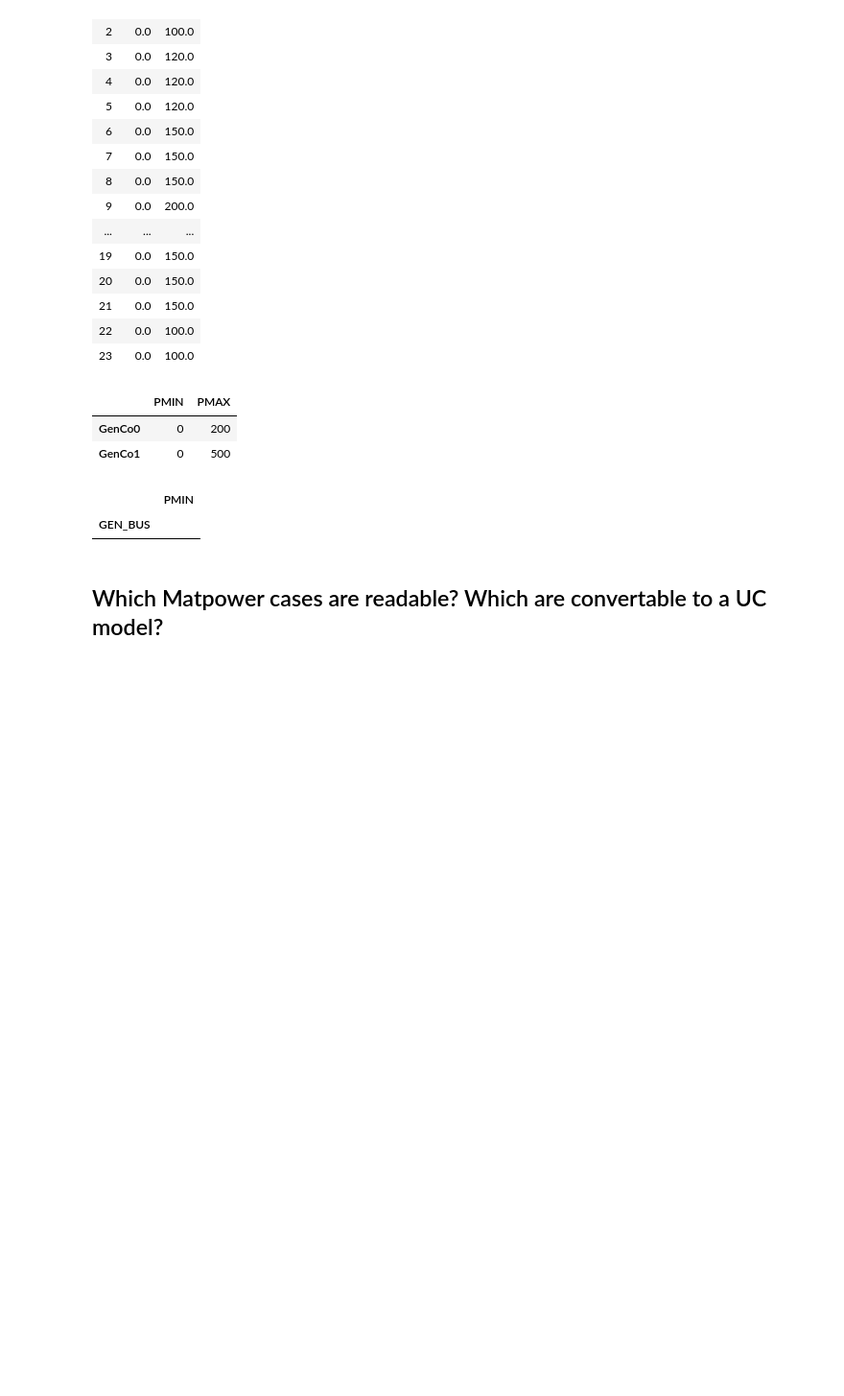
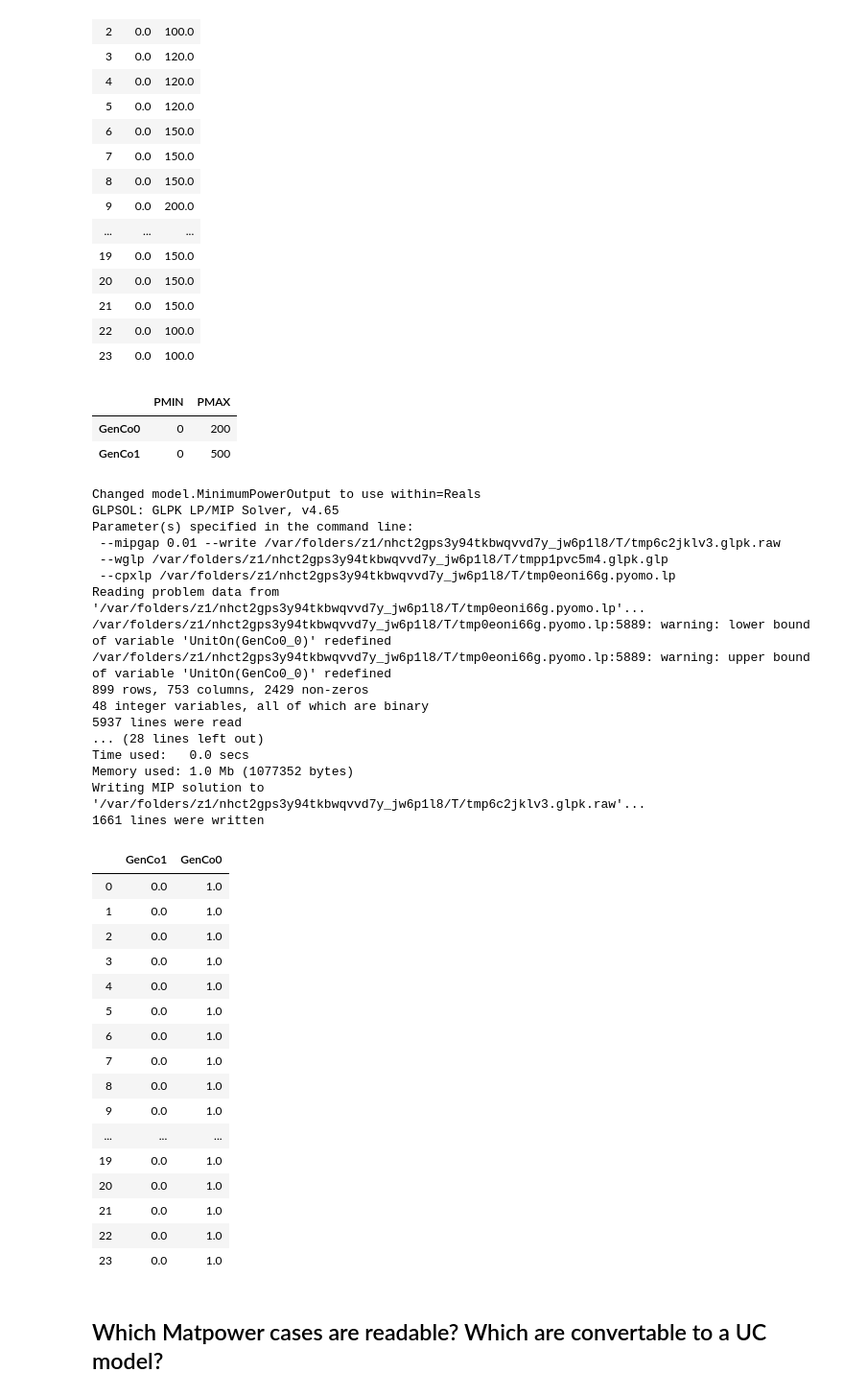
Before and after one commit to djinnome/Xavier2019, a Jupyter notebook: Xavier2019.ipynb, the cells around one changed output. Shown at 96% size. Cells and saved outputs as stored; diff of their text form; code cells hidden in the pictures; blank space fills up the shorter version.

```diff
--- a/Xavier2019.ipynb
+++ b/Xavier2019.ipynb
@@ -98,13 +108,45 @@ HTML(generator_df[['PMIN','PMAX']].to_html().replace('\n',''))
 |  | PMIN | PMAX |
 | GenCo0 | 0 | 200 |
 | GenCo1 | 0 | 500 |
-# %%
-neg_pmin = case7.gen['PMIN']<0
-buses = case7.gen[neg_pmin][['GEN_BUS', 'PMIN']].set_index('GEN_BUS')
-buses
-# %% [output]
-|  | PMIN |
-| GEN_BUS |  |
+# %%
+model7 = build_model(case7)
+model7.solve(solver='glpk', verbose=True)
+model7.results.unit_commitment
+# %% [output]
+Changed model.MinimumPowerOutput to use within=Reals
+GLPSOL: GLPK LP/MIP Solver, v4.65
+Parameter(s) specified in the command line:
+ --mipgap 0.01 --write /var/folders/z1/nhct2gps3y94tkbwqvvd7y_jw6p1l8/T/tmp6c2jklv3.glpk.raw
+ --wglp /var/folders/z1/nhct2gps3y94tkbwqvvd7y_jw6p1l8/T/tmpp1pvc5m4.glpk.glp
+ --cpxlp /var/folders/z1/nhct2gps3y94tkbwqvvd7y_jw6p1l8/T/tmp0eoni66g.pyomo.lp
+Reading problem data from '/var/folders/z1/nhct2gps3y94tkbwqvvd7y_jw6p1l8/T/tmp0eoni66g.pyomo.lp'...
+/var/folders/z1/nhct2gps3y94tkbwqvvd7y_jw6p1l8/T/tmp0eoni66g.pyomo.lp:5889: warning: lower bound of variable 'UnitOn(GenCo0_0)' redefined
+/var/folders/z1/nhct2gps3y94tkbwqvvd7y_jw6p1l8/T/tmp0eoni66g.pyomo.lp:5889: warning: upper bound of variable 'UnitOn(GenCo0_0)' redefined
+899 rows, 753 columns, 2429 non-zeros
+48 integer variables, all of which are binary
+5937 lines were read
+... (28 lines left out)
+Time used:   0.0 secs
+Memory used: 1.0 Mb (1077352 bytes)
+Writing MIP solution to '/var/folders/z1/nhct2gps3y94tkbwqvvd7y_jw6p1l8/T/tmp6c2jklv3.glpk.raw'...
+1661 lines were written
+|  | GenCo1 | GenCo0 |
+| 0 | 0.0 | 1.0 |
+| 1 | 0.0 | 1.0 |
+| 2 | 0.0 | 1.0 |
+| 3 | 0.0 | 1.0 |
+| 4 | 0.0 | 1.0 |
+| 5 | 0.0 | 1.0 |
+| 6 | 0.0 | 1.0 |
+| 7 | 0.0 | 1.0 |
+| 8 | 0.0 | 1.0 |
+| 9 | 0.0 | 1.0 |
+| ... | ... | ... |
+| 19 | 0.0 | 1.0 |
+| 20 | 0.0 | 1.0 |
+| 21 | 0.0 | 1.0 |
+| 22 | 0.0 | 1.0 |
+| 23 | 0.0 | 1.0 |
 # %% [markdown]
 ## Which Matpower cases are readable?  Which are convertable to a UC model?
 # %%
```
Also changed, not shown: parts of 5 cells of this notebook, 1 other file.
